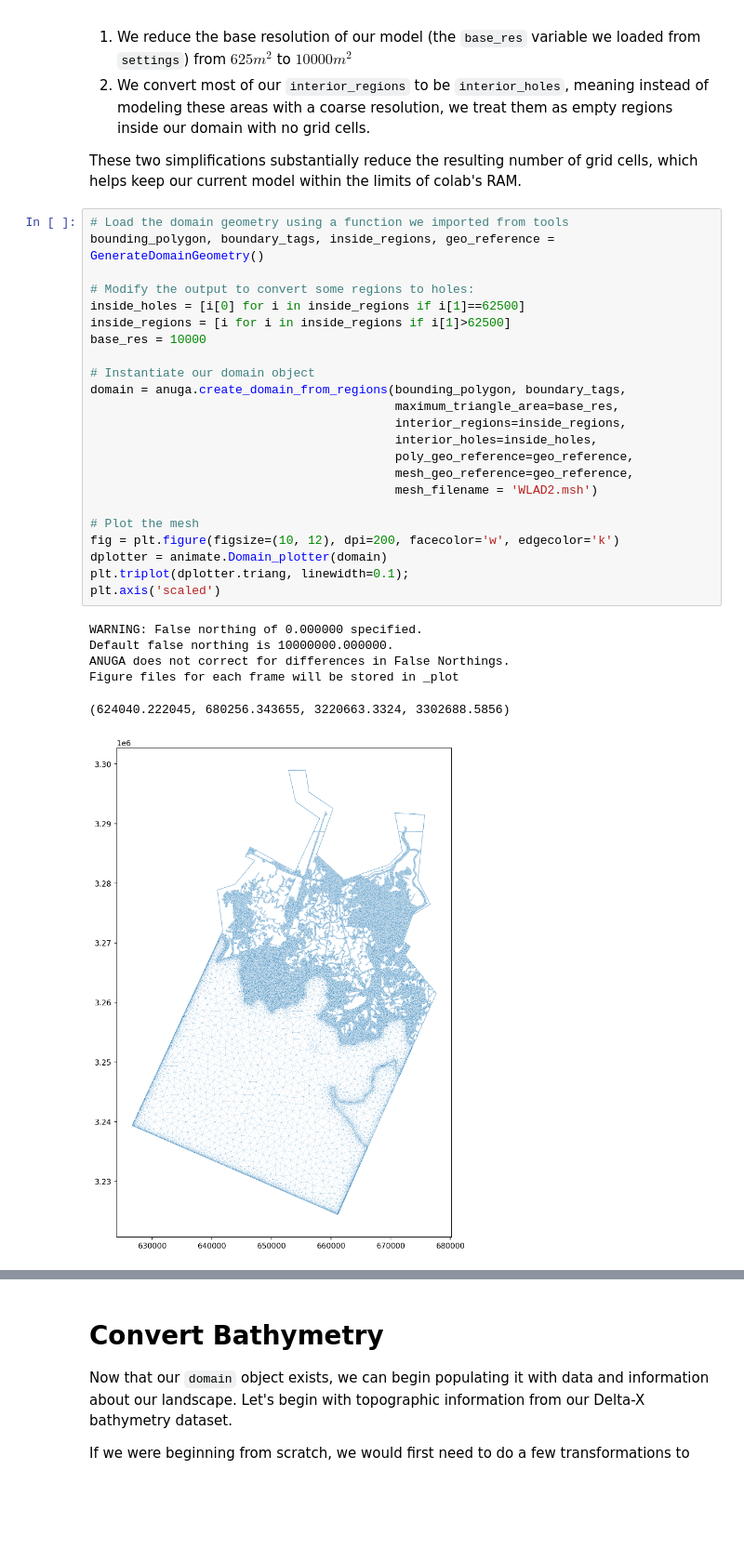
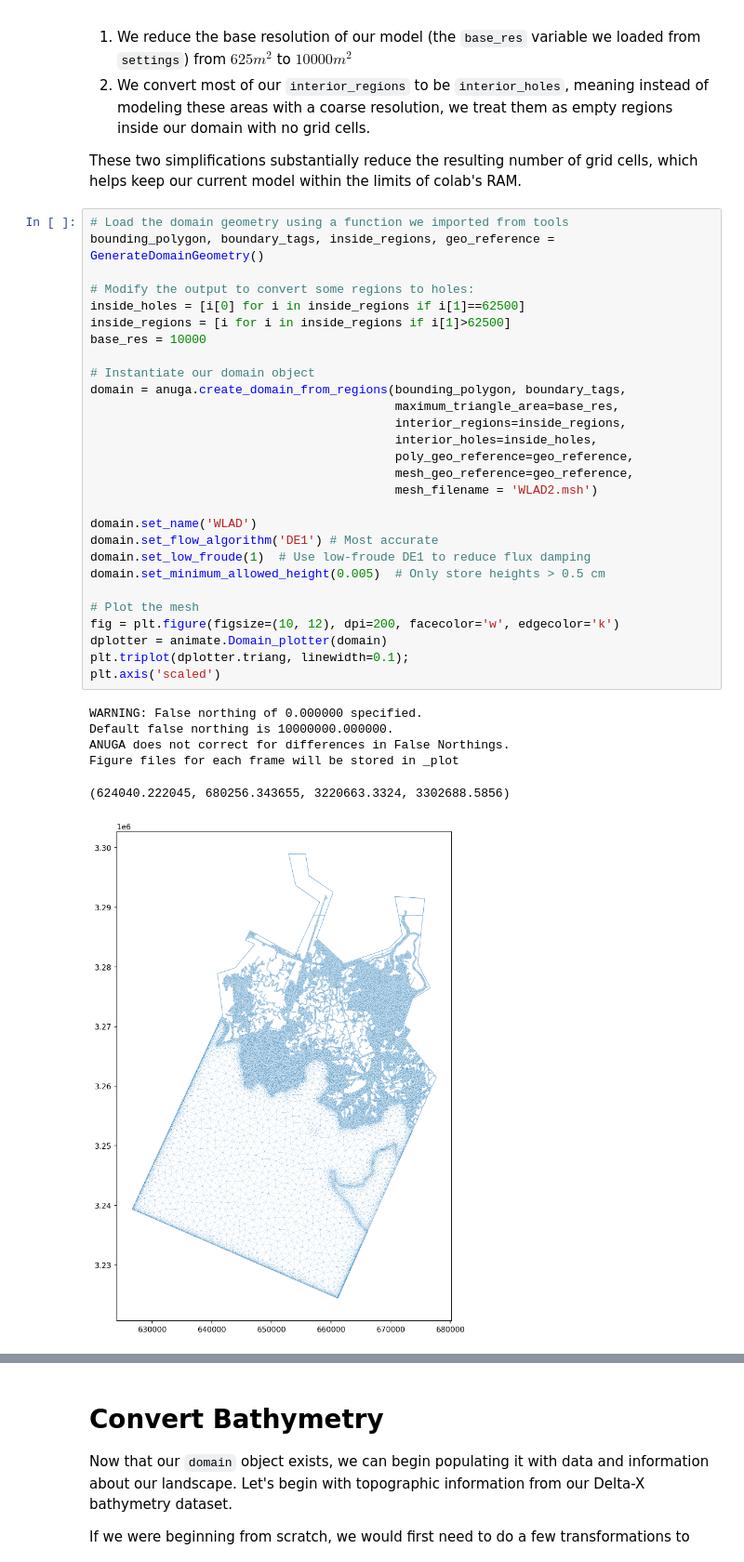
Before and after one commit to ornldaac/deltax_workshop_2022, a Jupyter notebook: WLAD_Model/WLAD_Notebook.ipynb, the cells around one changed output, grey strips where cells are left out. Shown at 93% size. Saved outputs shown, nothing was run; the diff lists cells and outputs as text; blank space fills up the shorter version.

Commit message:
add most details

```diff
--- a/WLAD_Model/WLAD_Notebook.ipynb
+++ b/WLAD_Model/WLAD_Notebook.ipynb
@@ -112,33 +115,38 @@ These two simplifications substantially reduce the resulting number of grid cell
 # %%
 # Load the domain geometry using a function we imported from tools
 bounding_polygon, boundary_tags, inside_regions, geo_reference = GenerateDomainGeometry()
 
 # Modify the output to convert some regions to holes:
 inside_holes = [i[0] for i in inside_regions if i[1]==62500]
 inside_regions = [i for i in inside_regions if i[1]>62500]
 base_res = 10000
 
 # Instantiate our domain object
 domain = anuga.create_domain_from_regions(bounding_polygon, boundary_tags,
                                           maximum_triangle_area=base_res,
                                           interior_regions=inside_regions,
                                           interior_holes=inside_holes,
                                           poly_geo_reference=geo_reference,
                                           mesh_geo_reference=geo_reference,
                                           mesh_filename = 'WLAD2.msh')
 
+domain.set_name('WLAD')
+domain.set_flow_algorithm('DE1') # Most accurate
+domain.set_low_froude(1)  # Use low-froude DE1 to reduce flux damping
+domain.set_minimum_allowed_height(0.005)  # Only store heights > 0.5 cm
+
 # Plot the mesh
 fig = plt.figure(figsize=(10, 12), dpi=200, facecolor='w', edgecolor='k')
 dplotter = animate.Domain_plotter(domain)
 plt.triplot(dplotter.triang, linewidth=0.1);
 plt.axis('scaled')
 # %% [output]
 WARNING: False northing of 0.000000 specified.
 Default false northing is 10000000.000000.
 ANUGA does not correct for differences in False Northings.
 Figure files for each frame will be stored in _plot
 (624040.222045, 680256.343655, 3220663.3324, 3302688.5856)
-[figure, old version]
+[figure, new version]
 # %%
 # Let's inspect some statistics for our model mesh
 print(domain.statistics())
```
Also changed, not shown: parts of 30 cells of this notebook.
